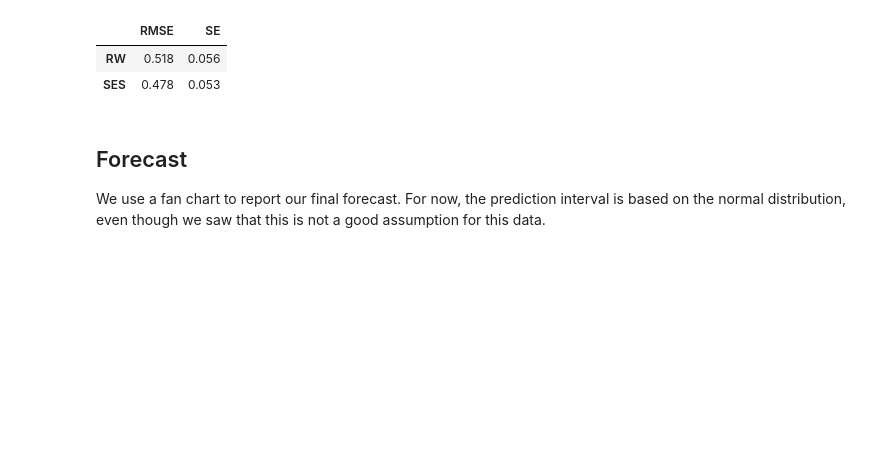
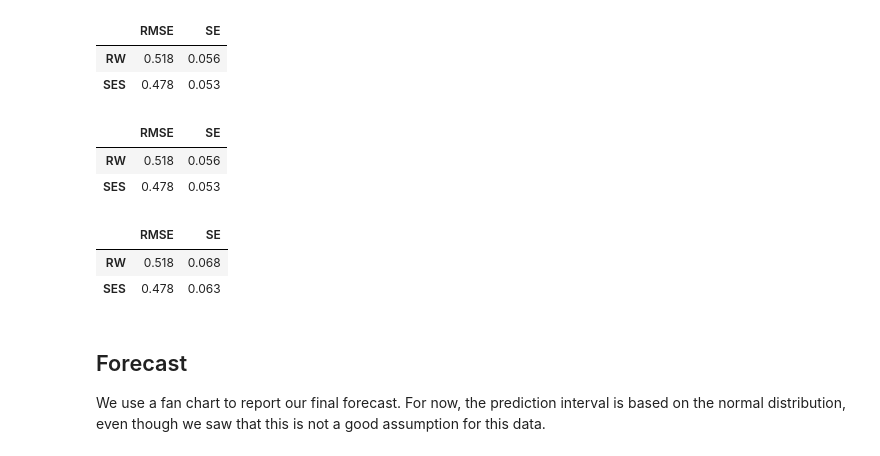
Before and after one commit to renzobechler/forecasting, a Jupyter notebook: Tutorial11 Forecasting.ipynb, the cells around one changed output. Cells and saved outputs as stored; diff of their text form; code cells hidden in the pictures; blank space fills up the shorter version.

```diff
--- a/Tutorial11 Forecasting.ipynb
+++ b/Tutorial11 Forecasting.ipynb
@@ -301,6 +392,29 @@ table.round(3)
 |  | RMSE | SE |
 | RW | 0.518 | 0.056 |
 | SES | 0.478 | 0.053 |
+# %%
+from statlearning import rmse_jack
+
+table = pd.DataFrame(0.0, index=results_sm.columns[:-1], columns=['RMSE','SE'])
+for i in range(2):
+    table.iloc[i,0], table.iloc[i,1] = rmse_jack(results_sm.iloc[:,i], results_sm.iloc[:,-1])
+table.round(3)
+# %% [output]
+|  | RMSE | SE |
+| RW | 0.518 | 0.056 |
+| SES | 0.478 | 0.053 |
+# %%
+from scipy import stats
+
+table = pd.DataFrame(0.0, index=results_sm.columns[:-1], columns=['RMSE','SE'])
+for i in range(2):
+    table.iloc[i,0] = sm.tools.eval_measures.rmse(results_sm.iloc[:,i], results_sm.iloc[:,-1])
+    table.iloc[i,1] = (results_sm.iloc[:,i] - results_sm.iloc[:,-1]).sem()
+table.round(3)
+# %% [output]
+|  | RMSE | SE |
+| RW | 0.518 | 0.068 |
+| SES | 0.478 | 0.063 |
 # %% [markdown]
 ## Forecast
 
```
Also changed, not shown: parts of 12 cells of this notebook, 4 other files.
